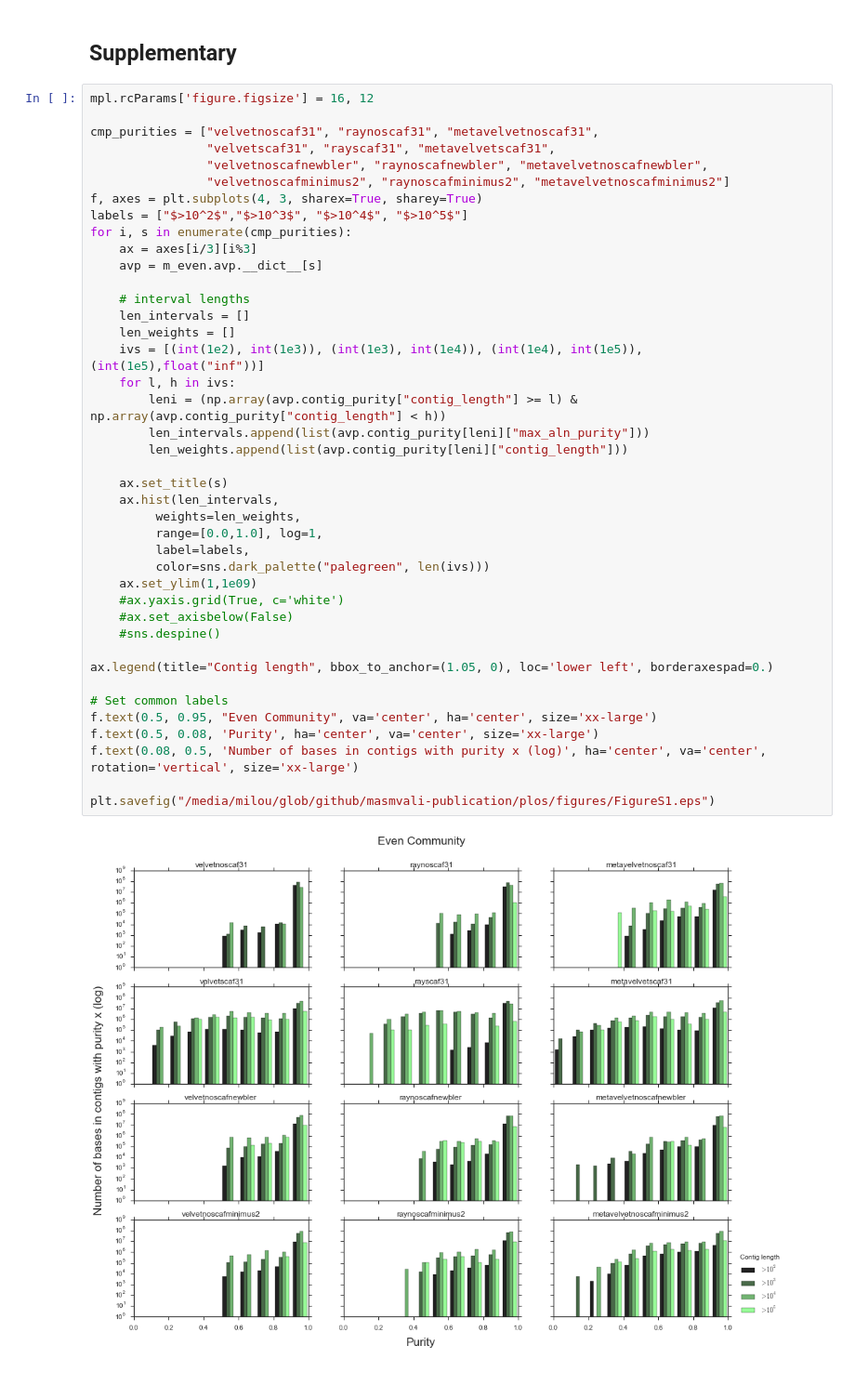
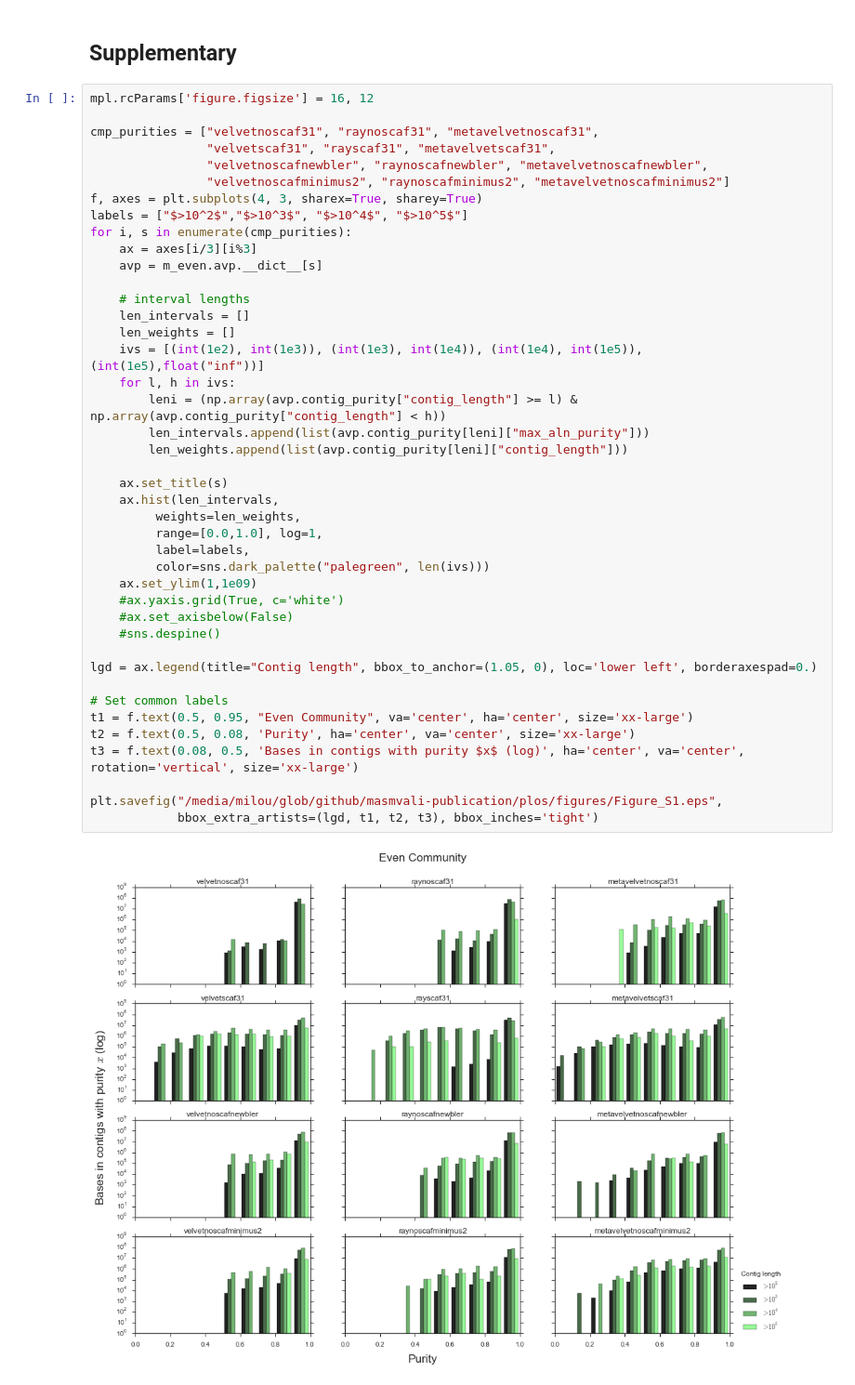
Before and after one commit to inodb/masmvali-publication, a Jupyter notebook: notebooks/LIMS-1884-plos-publication-figures.ipynb, the cells around one changed output. Shown: that part at 93% size. Drawn from its saved outputs; the diff is of its cells as text.

```diff
--- a/notebooks/LIMS-1884-plos-publication-figures.ipynb
+++ b/notebooks/LIMS-1884-plos-publication-figures.ipynb
@@ -168,36 +170,37 @@ cmp_purities = ["velvetnoscaf31", "raynoscaf31", "metavelvetnoscaf31",
 f, axes = plt.subplots(4, 3, sharex=True, sharey=True)
 labels = ["$>10^2$","$>10^3$", "$>10^4$", "$>10^5$"]
 for i, s in enumerate(cmp_purities):
     ax = axes[i/3][i%3]
     avp = m_even.avp.__dict__[s]
 
     # interval lengths
     len_intervals = []
     len_weights = []
     ivs = [(int(1e2), int(1e3)), (int(1e3), int(1e4)), (int(1e4), int(1e5)), (int(1e5),float("inf"))]
     for l, h in ivs:
         leni = (np.array(avp.contig_purity["contig_length"] >= l) & np.array(avp.contig_purity["contig_length"] < h))
         len_intervals.append(list(avp.contig_purity[leni]["max_aln_purity"]))
         len_weights.append(list(avp.contig_purity[leni]["contig_length"]))
 
     ax.set_title(s)
     ax.hist(len_intervals,
          weights=len_weights,
          range=[0.0,1.0], log=1,
          label=labels,
          color=sns.dark_palette("palegreen", len(ivs)))
     ax.set_ylim(1,1e09)
     #ax.yaxis.grid(True, c='white')
     #ax.set_axisbelow(False)
     #sns.despine()
 
-ax.legend(title="Contig length", bbox_to_anchor=(1.05, 0), loc='lower left', borderaxespad=0.)
+lgd = ax.legend(title="Contig length", bbox_to_anchor=(1.05, 0), loc='lower left', borderaxespad=0.)
 
 # Set common labels
-f.text(0.5, 0.95, "Even Community", va='center', ha='center', size='xx-large')
-f.text(0.5, 0.08, 'Purity', ha='center', va='center', size='xx-large')
-f.text(0.08, 0.5, 'Number of bases in contigs with purity x (log)', ha='center', va='center', rotation='vertical', size='xx-large')
+t1 = f.text(0.5, 0.95, "Even Community", va='center', ha='center', size='xx-large')
+t2 = f.text(0.5, 0.08, 'Purity', ha='center', va='center', size='xx-large')
+t3 = f.text(0.08, 0.5, 'Bases in contigs with purity $x$ (log)', ha='center', va='center', rotation='vertical', size='xx-large')
 
-plt.savefig("/media/milou/glob/github/masmvali-publication/plos/figures/FigureS1.eps")
+plt.savefig("/media/milou/glob/github/masmvali-publication/plos/figures/Figure_S1.eps",
+            bbox_extra_artists=(lgd, t1, t2, t3), bbox_inches='tight')
 # %% [output]
-[figure, old version]
+[figure, new version]
```
Also changed, not shown: parts of 6 cells of this notebook, 1 other file.
